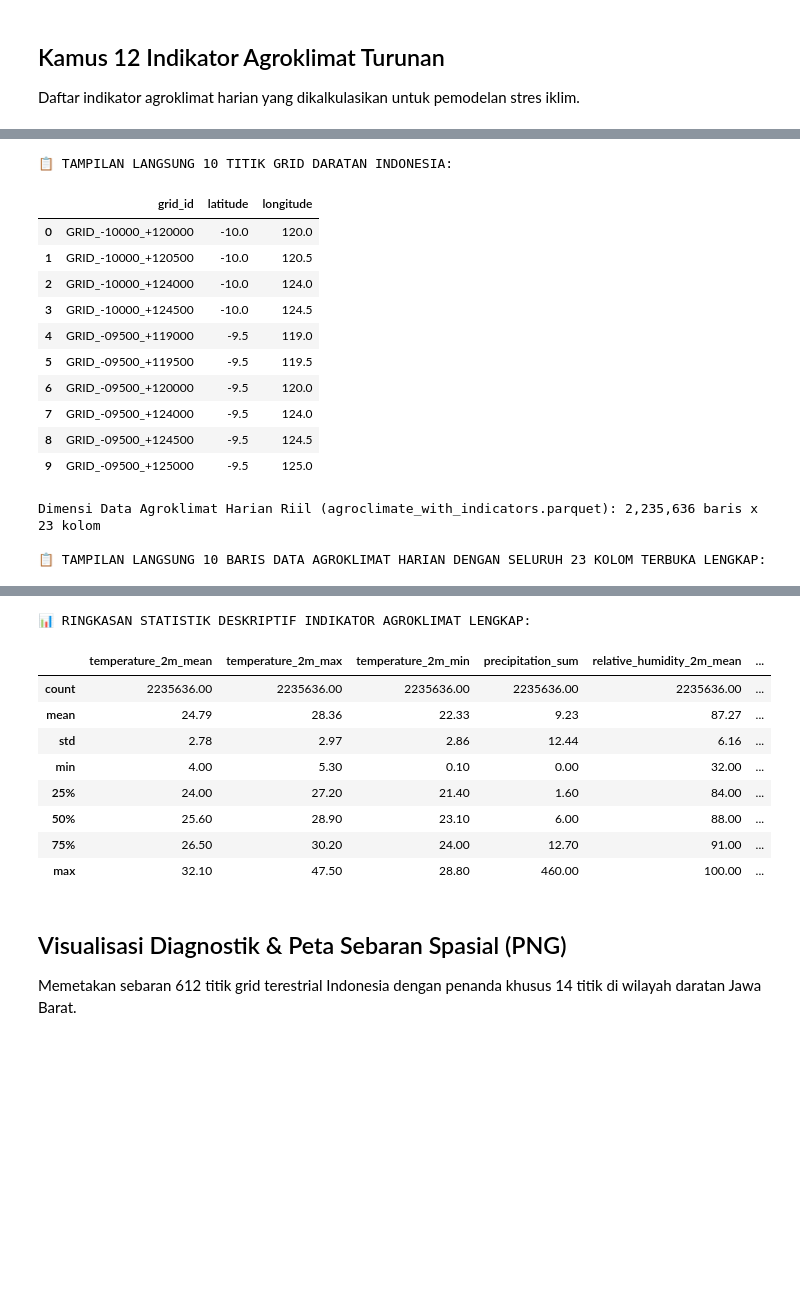
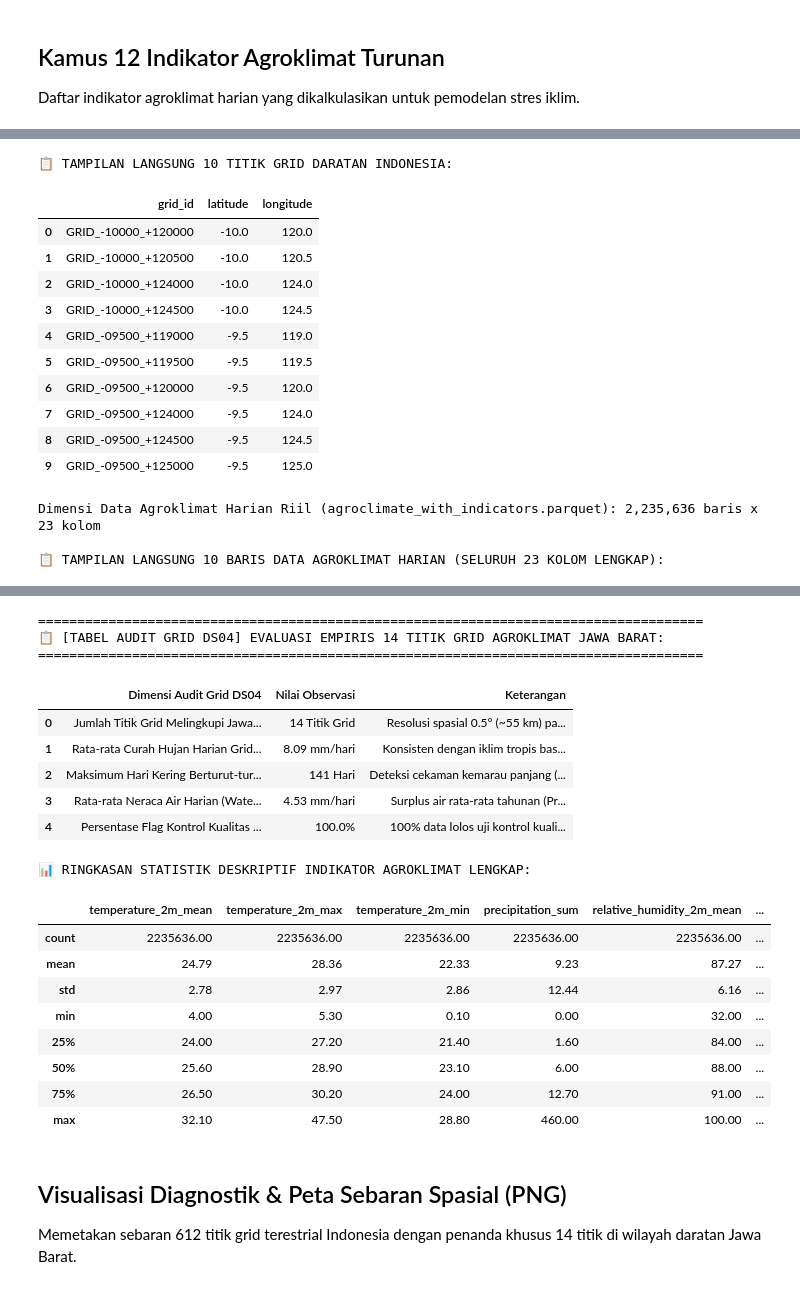
Before and after one commit to fathirrizkifadillah/research_taniadapt, a Jupyter notebook: notebook/04_indonesia_agroclimatic.ipynb, the cells around one changed output, grey strips where cells are left out. Saved outputs shown, nothing was run; the diff lists cells and outputs as text; code cells hidden in the pictures; blank space fills up the shorter version.

```diff
--- a/notebook/04_indonesia_agroclimatic.ipynb
+++ b/notebook/04_indonesia_agroclimatic.ipynb
@@ -63,8 +63,43 @@ print(f"\nDimensi Data Agroklimat Harian Riil ({parquet_file.name}): {df_daily.s
 
 # BUKA SELURUH 23 KOLOM SECARA LENGKAP TANPA TRUNKASI
 pd.set_option('display.max_columns', 30)
-print("\n📋 TAMPILAN LANGSUNG 10 BARIS DATA AGROKLIMAT HARIAN DENGAN SELURUH 23 KOLOM TERBUKA LENGKAP:")
+print("\n📋 TAMPILAN LANGSUNG 10 BARIS DATA AGROKLIMAT HARIAN (SELURUH 23 KOLOM LENGKAP):")
 display(df_daily.head(10))
+
+# --- TABEL HASIL AUDIT SPASIAL 14 TITIK GRID JAWA BARAT ---
+df_jabar_daily = df_daily[df_daily['grid_id'].isin(df_jabar_grid['grid_id'])].copy()
+jabar_audit_metrics = pd.DataFrame([
+    {
+        "Dimensi Audit Grid DS04": "Jumlah Titik Grid Melingkupi Jawa Barat",
+        "Nilai Observasi": f"{len(df_jabar_grid)} Titik Grid",
+        "Keterangan": "Resolusi spasial 0.5° (~55 km) pada bounding box Jabar"
+    },
+    {
+        "Dimensi Audit Grid DS04": "Rata-rata Curah Hujan Harian Grid Jabar",
+        "Nilai Observasi": f"{df_jabar_daily['precipitation_sum'].mean():.2f} mm/hari",
+        "Keterangan": "Konsisten dengan iklim tropis basah Jawa Barat"
+    },
+    {
+        "Dimensi Audit Grid DS04": "Maksimum Hari Kering Berturut-turut (CDD Max)",
+        "Nilai Observasi": f"{df_jabar_daily['consecutive_dry_days'].max():.0f} Hari",
+        "Keterangan": "Deteksi cekaman kemarau panjang (dry spell) ekstrem"
+    },
+    {
+        "Dimensi Audit Grid DS04": "Rata-rata Neraca Air Harian (Water Balance)",
+        "Nilai Observasi": f"{df_jabar_daily['water_balance'].mean():.2f} mm/hari",
+        "Keterangan": "Surplus air rata-rata tahunan (Precipitation - ET0)"
+    },
+    {
+        "Dimensi Audit Grid DS04": "Persentase Flag Kontrol Kualitas (QC Flag = 0)",
+        "Nilai Observasi": f"{(df_jabar_daily['qc_range_flag'] == 0).mean()*100:.1f}%",
+        "Keterangan": "100% data lolos uji kontrol kualitas fisik internal"
+    }
+])
+
+print("\n" + "="*85)
+print("📋 [TABEL AUDIT GRID DS04] EVALUASI EMPIRIS 14 TITIK GRID AGROKLIMAT JAWA BARAT:")
+print("="*85)
+display(jabar_audit_metrics)
 
 print("\n📊 RINGKASAN STATISTIK DESKRIPTIF INDIKATOR AGROKLIMAT LENGKAP:")
 stat_cols = [c for c in df_daily.columns if c not in ['grid_id', 'latitude', 'longitude', 'date', 'qc_range_flag']]
@@ -81,44 +116,53 @@ display(df_daily[stat_cols].describe().round(2))
 | 7 | temperature_range | °C | Difference between temperature_2m... |
 | 8 | rolling_temperature_mean_7d | °C | Mean of temperature_2m_mean over ... |
 | 9 | cumulative_et0_30d | mm | Sum of et0_fao_evapotranspiration... |
 | 10 | water_balance | mm | Difference between precipitation_... |
 | 11 | rolling_water_balance_30d | mm | Sum of daily water_balance over t... |
 📋 TAMPILAN LANGSUNG 10 TITIK GRID DARATAN INDONESIA:
 |  | grid_id | latitude | longitude |
 | 0 | GRID_-10000_+120000 | -10.0 | 120.0 |
 | 1 | GRID_-10000_+120500 | -10.0 | 120.5 |
 | 2 | GRID_-10000_+124000 | -10.0 | 124.0 |
 | 3 | GRID_-10000_+124500 | -10.0 | 124.5 |
 | 4 | GRID_-09500_+119000 | -9.5 | 119.0 |
 | 5 | GRID_-09500_+119500 | -9.5 | 119.5 |
 | 6 | GRID_-09500_+120000 | -9.5 | 120.0 |
 | 7 | GRID_-09500_+124000 | -9.5 | 124.0 |
 | 8 | GRID_-09500_+124500 | -9.5 | 124.5 |
 | 9 | GRID_-09500_+125000 | -9.5 | 125.0 |
 Dimensi Data Agroklimat Harian Riil (agroclimate_with_indicators.parquet): 2,235,636 baris x 23 kolom
 
-📋 TAMPILAN LANGSUNG 10 BARIS DATA AGROKLIMAT HARIAN DENGAN SELURUH 23 KOLOM TERBUKA LENGKAP:
+📋 TAMPILAN LANGSUNG 10 BARIS DATA AGROKLIMAT HARIAN (SELURUH 23 KOLOM LENGKAP):
 |  | grid_id | latitude | longitude | date | temperature_2m_mean | temperature_2m_max | temperature_2m_min | ... |
 | 0 | GRID_+00000_+100000 | 0.0 | 100.0 | 2016-01-01 | 23.1 | 24.1 | 21.9 | ... |
 | 1 | GRID_+00000_+100000 | 0.0 | 100.0 | 2016-01-02 | 23.1 | 26.5 | 21.4 | ... |
 | 2 | GRID_+00000_+100000 | 0.0 | 100.0 | 2016-01-03 | 24.2 | 29.8 | 20.0 | ... |
 | 3 | GRID_+00000_+100000 | 0.0 | 100.0 | 2016-01-04 | 24.0 | 28.2 | 21.6 | ... |
 | 4 | GRID_+00000_+100000 | 0.0 | 100.0 | 2016-01-05 | 24.0 | 28.5 | 21.7 | ... |
 | 5 | GRID_+00000_+100000 | 0.0 | 100.0 | 2016-01-06 | 24.4 | 28.9 | 22.0 | ... |
 | 6 | GRID_+00000_+100000 | 0.0 | 100.0 | 2016-01-07 | 24.2 | 28.2 | 22.0 | ... |
 | 7 | GRID_+00000_+100000 | 0.0 | 100.0 | 2016-01-08 | 24.5 | 29.3 | 21.3 | ... |
 | 8 | GRID_+00000_+100000 | 0.0 | 100.0 | 2016-01-09 | 23.9 | 28.6 | 21.7 | ... |
 | 9 | GRID_+00000_+100000 | 0.0 | 100.0 | 2016-01-10 | 24.4 | 29.0 | 21.1 | ... |
-📊 RINGKASAN STATISTIK DESKRIPTIF INDIKATOR AGROKLIMAT LENGKAP:
+=====================================================================================
+📋 [TABEL AUDIT GRID DS04] EVALUASI EMPIRIS 14 TITIK GRID AGROKLIMAT JAWA BARAT:
+=====================================================================================
-|  | temperature_2m_mean | temperature_2m_max | temperature_2m_min | precipitation_sum | relative_humidity_2m_mean | ... |
-| count | 2235636.00 | 2235636.00 | 2235636.00 | 2235636.00 | 2235636.00 | ... |
-| mean | 24.79 | 28.36 | 22.33 | 9.23 | 87.27 | ... |
-| std | 2.78 | 2.97 | 2.86 | 12.44 | 6.16 | ... |
-| min | 4.00 | 5.30 | 0.10 | 0.00 | 32.00 | ... |
-| 25% | 24.00 | 27.20 | 21.40 | 1.60 | 84.00 | ... |
-| 50% | 25.60 | 28.90 | 23.10 | 6.00 | 88.00 | ... |
-| 75% | 26.50 | 30.20 | 24.00 | 12.70 | 91.00 | ... |
-| max | 32.10 | 47.50 | 28.80 | 460.00 | 100.00 | ... |
+|  | Dimensi Audit Grid DS04 | Nilai Observasi | Keterangan |
+| 0 | Jumlah Titik Grid Melingkupi Jawa... | 14 Titik Grid | Resolusi spasial 0.5° (~55 km) pa... |
+| 1 | Rata-rata Curah Hujan Harian Grid... | 8.09 mm/hari | Konsisten dengan iklim tropis bas... |
+| 2 | Maksimum Hari Kering Berturut-tur... | 141 Hari | Deteksi cekaman kemarau panjang (... |
+| 3 | Rata-rata Neraca Air Harian (Wate... | 4.53 mm/hari | Surplus air rata-rata tahunan (Pr... |
+| 4 | Persentase Flag Kontrol Kualitas ... | 100.0% | 100% data lolos uji kontrol kuali... |
+📊 RINGKASAN STATISTIK DESKRIPTIF INDIKATOR AGROKLIMAT LENGKAP:
+|  | temperature_2m_mean | temperature_2m_max | temperature_2m_min | precipitation_sum | relative_humidity_2m_mean | ... |
+| count | 2235636.00 | 2235636.00 | 2235636.00 | 2235636.00 | 2235636.00 | ... |
+| mean | 24.79 | 28.36 | 22.33 | 9.23 | 87.27 | ... |
+| std | 2.78 | 2.97 | 2.86 | 12.44 | 6.16 | ... |
+| min | 4.00 | 5.30 | 0.10 | 0.00 | 32.00 | ... |
+| 25% | 24.00 | 27.20 | 21.40 | 1.60 | 84.00 | ... |
+| 50% | 25.60 | 28.90 | 23.10 | 6.00 | 88.00 | ... |
+| 75% | 26.50 | 30.20 | 24.00 | 12.70 | 91.00 | ... |
+| max | 32.10 | 47.50 | 28.80 | 460.00 | 100.00 | ... |
 # %% [markdown]
 ## Visualisasi Diagnostik & Peta Sebaran Spasial (PNG)
 Memetakan sebaran 612 titik grid terestrial Indonesia dengan penanda khusus 14 titik di wilayah daratan Jawa Barat.
```
Also changed, not shown: parts of 1 cell of this notebook, 20 other files.
